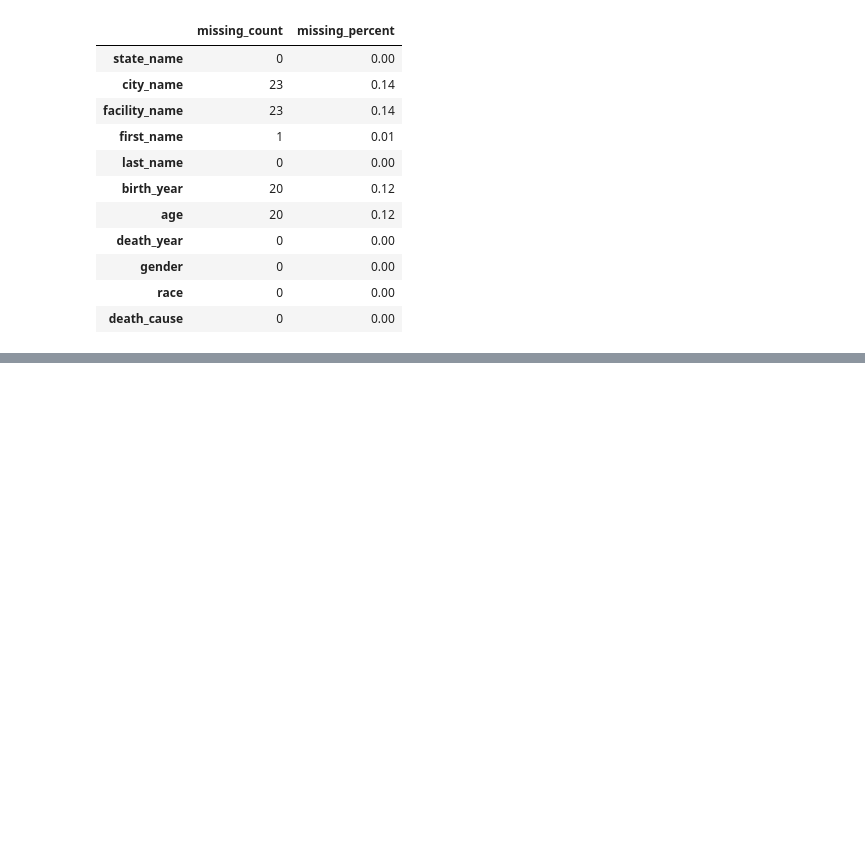
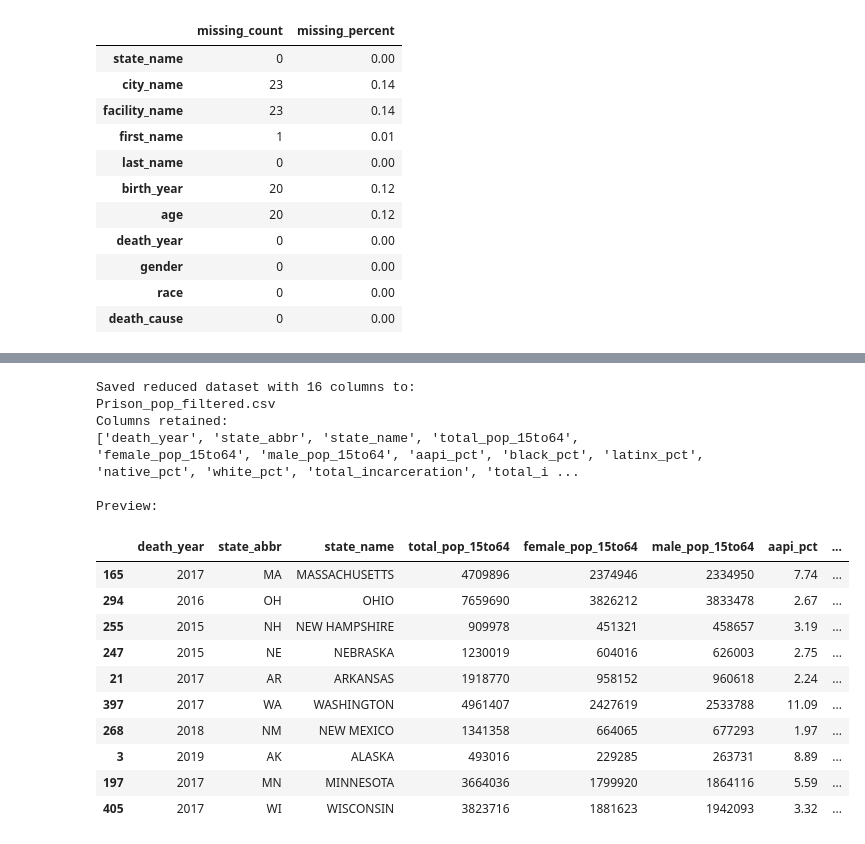
Before and after one commit to Ramil-cyber/Research_Linking_Analyzing_US_Prisons_Deaths, a Jupyter notebook: Data_Manipulation/Last_merged_full_df.ipynb, the cells around one changed output, grey strips where cells are left out. Cells and saved outputs as stored; diff of their text form; code cells hidden in the pictures; blank space fills up the shorter version.

```diff
--- a/BJS_prison_cleaned.ipynb
+++ b/Data_Manipulation/Last_merged_full_df.ipynb
@@ -307,0 +329,66 @@ BJS_prison
+# %%
+# ------------------------------------------------------------------
+# Defining columns to keep
+# ------------------------------------------------------------------
+keep_cols = [
+    'year',
+    'state_abbr',
+    'state_name',
+    'total_pop_15to64',
+    'female_pop_15to64',
+    'male_pop_15to64',
+    'aapi_pct',
+    'black_pct',
+    'latinx_pct',
+    'native_pct',
+    'white_pct',
+    'total_incarceration',
+    'total_incarceration_rate',
+    'total_prison_pop',
+    'female_prison_pop',
+    'male_prison_pop'
+]
+
+# ------------------------------------------------------------------
+# Subseting to those columns
+# ------------------------------------------------------------------
+Prison_pop_reduced = Prison_pop[keep_cols]
+
+# ------------------------------------------------------------------
+# Filtering to years 2015–2019 (inclusive)
+# ------------------------------------------------------------------
+Prison_pop_filtered = Prison_pop_reduced[Prison_pop_reduced['year'].between(2015, 2019)]
+
+# Renaming 'year' to 'death_year'
+Prison_pop_filtered = Prison_pop_filtered.rename(columns={'year': 'death_year'})
+
+
+# ------------------------------------------------------------------
+# Saving the reduced dataset
+# ------------------------------------------------------------------
+output_path = 'Prison_pop_filtered.csv'
+Prison_pop_filtered.to_csv(output_path, index=False)
+
+print(f"Saved reduced dataset with {len(keep_cols)} columns to:\n{output_path}")
+print("Columns retained:")
+print(Prison_pop_filtered.columns.tolist())
+print("\nPreview:")
+Prison_pop_filtered.sample(10)
+# %% [output]
+Saved reduced dataset with 16 columns to:
+Prison_pop_filtered.csv
+Columns retained:
+['death_year', 'state_abbr', 'state_name', 'total_pop_15to64', 'female_pop_15to64', 'male_pop_15to64', 'aapi_pct', 'black_pct', 'latinx_pct', 'native_pct', 'white_pct', 'total_incarceration', 'total_i ...
+
+Preview:
+|  | death_year | state_abbr | state_name | total_pop_15to64 | female_pop_15to64 | male_pop_15to64 | aapi_pct | ... |
+| 165 | 2017 | MA | MASSACHUSETTS | 4709896 | 2374946 | 2334950 | 7.74 | ... |
+| 294 | 2016 | OH | OHIO | 7659690 | 3826212 | 3833478 | 2.67 | ... |
+| 255 | 2015 | NH | NEW HAMPSHIRE | 909978 | 451321 | 458657 | 3.19 | ... |
+| 247 | 2015 | NE | NEBRASKA | 1230019 | 604016 | 626003 | 2.75 | ... |
+| 21 | 2017 | AR | ARKANSAS | 1918770 | 958152 | 960618 | 2.24 | ... |
+| 397 | 2017 | WA | WASHINGTON | 4961407 | 2427619 | 2533788 | 11.09 | ... |
+| 268 | 2018 | NM | NEW MEXICO | 1341358 | 664065 | 677293 | 1.97 | ... |
+| 3 | 2019 | AK | ALASKA | 493016 | 229285 | 263731 | 8.89 | ... |
+| 197 | 2017 | MN | MINNESOTA | 3664036 | 1799920 | 1864116 | 5.59 | ... |
+| 405 | 2017 | WI | WISCONSIN | 3823716 | 1881623 | 1942093 | 3.32 | ... |
```
Also changed, not shown: parts of 6 cells of this notebook, 6 other files.
